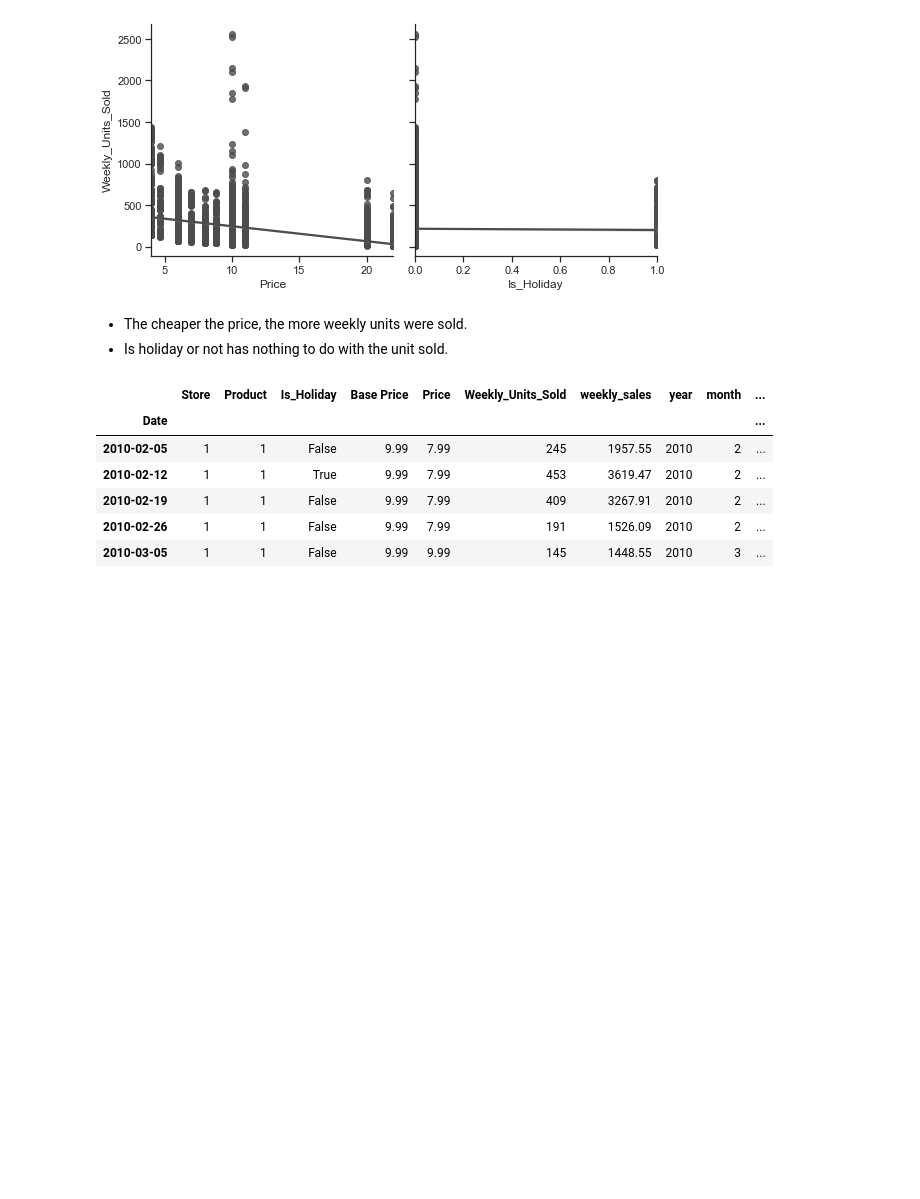
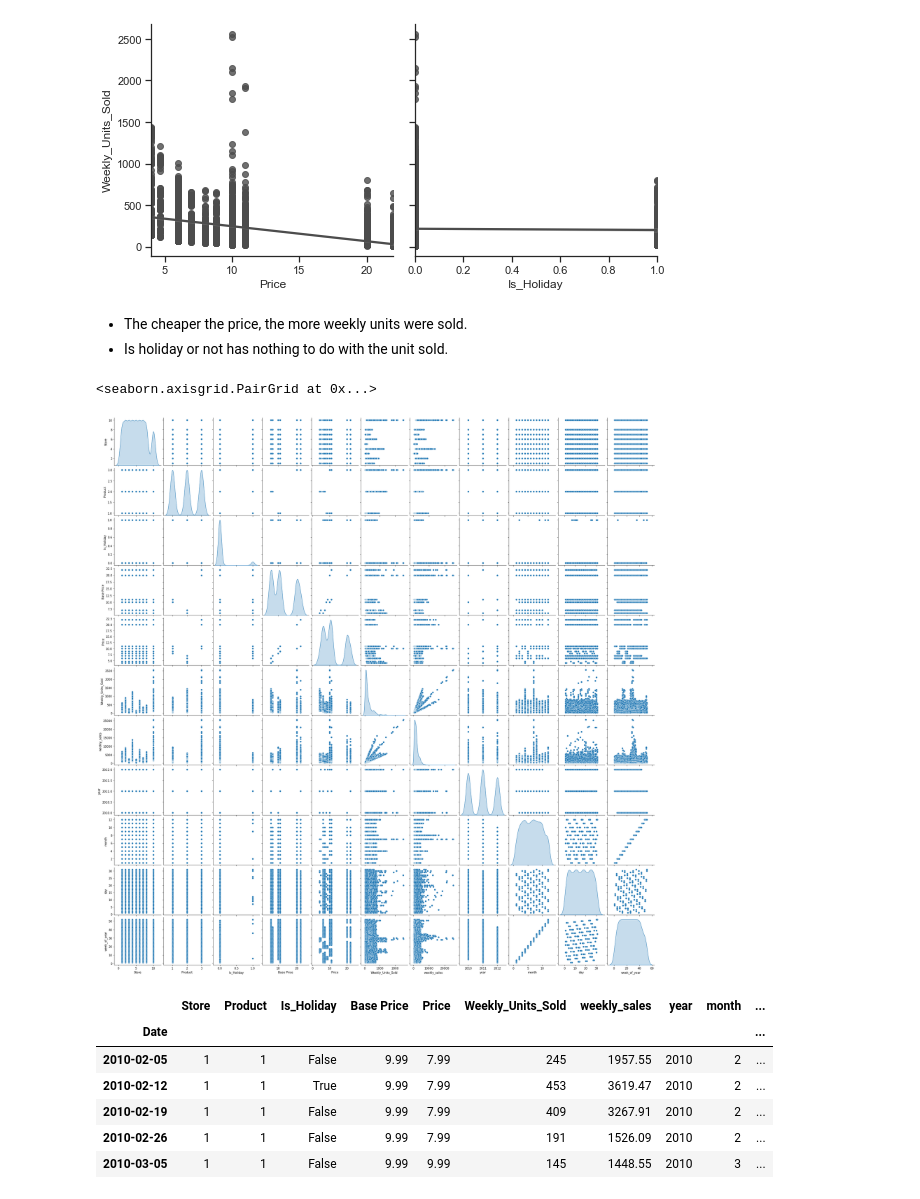
Before and after one commit to jackatopolis/s-martpredictor, a Jupyter notebook: static/data/sc_eda.ipynb, the cells around one changed output. Cells and saved outputs as stored; diff of their text form; code cells hidden in the pictures; blank space fills up the shorter version.

```diff
--- a/static/data/sc_eda.ipynb
+++ b/static/data/sc_eda.ipynb
@@ -218,6 +218,11 @@ g.map(sns.regplot, color=".3");
 # %% [markdown]
 * The cheaper the price, the more weekly units were sold.
 * Is holiday or not has nothing to do with the unit sold.
+# %%
+sns.pairplot(data=df, diag_kind='kde')
+# %% [output]
+<seaborn.axisgrid.PairGrid at 0x...>
+[figure, added]
 # %%
 # Add new column, Promotion.
 def f(row):
```
Also changed, not shown: parts of 1 cell of this notebook, 7 other files.
